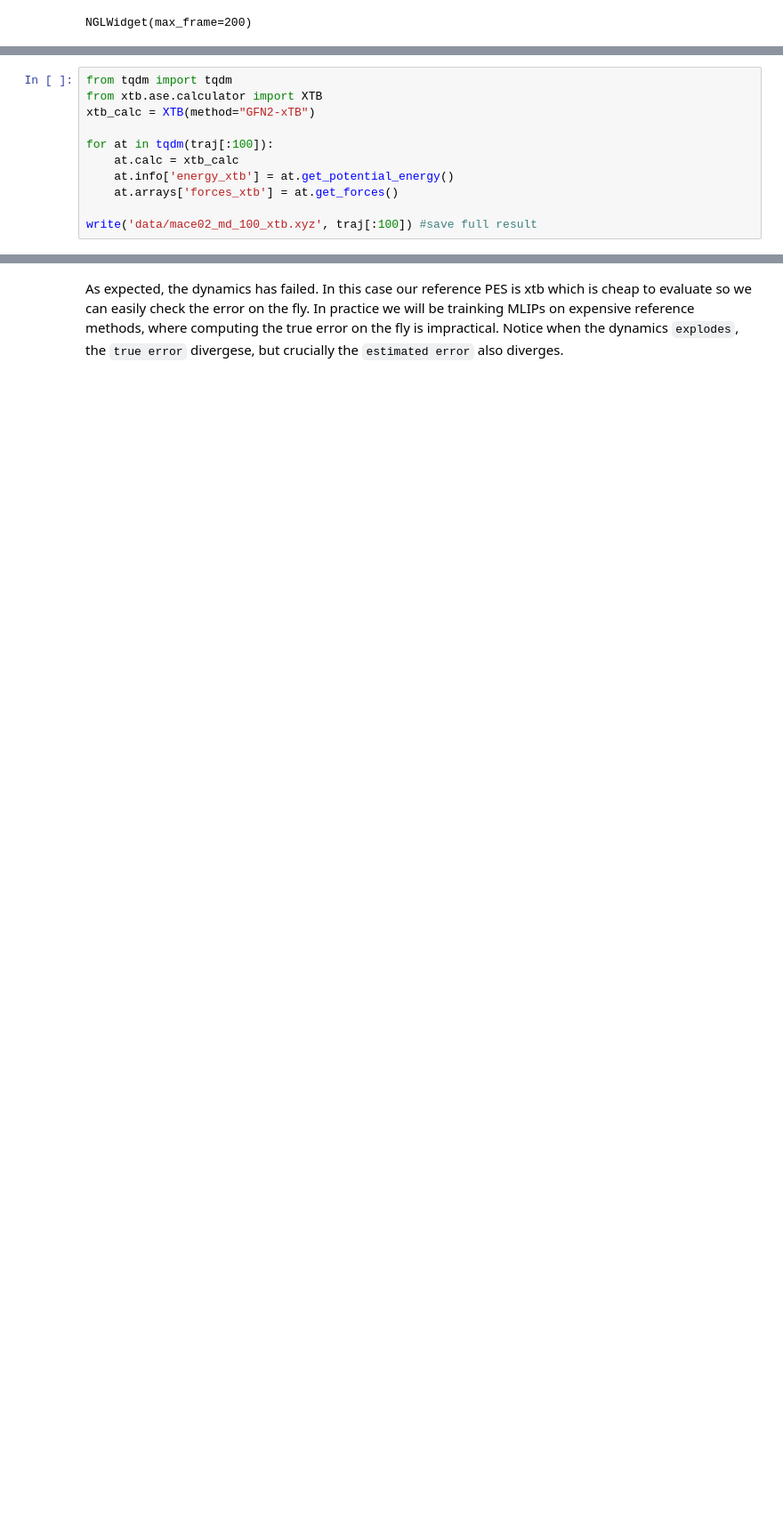
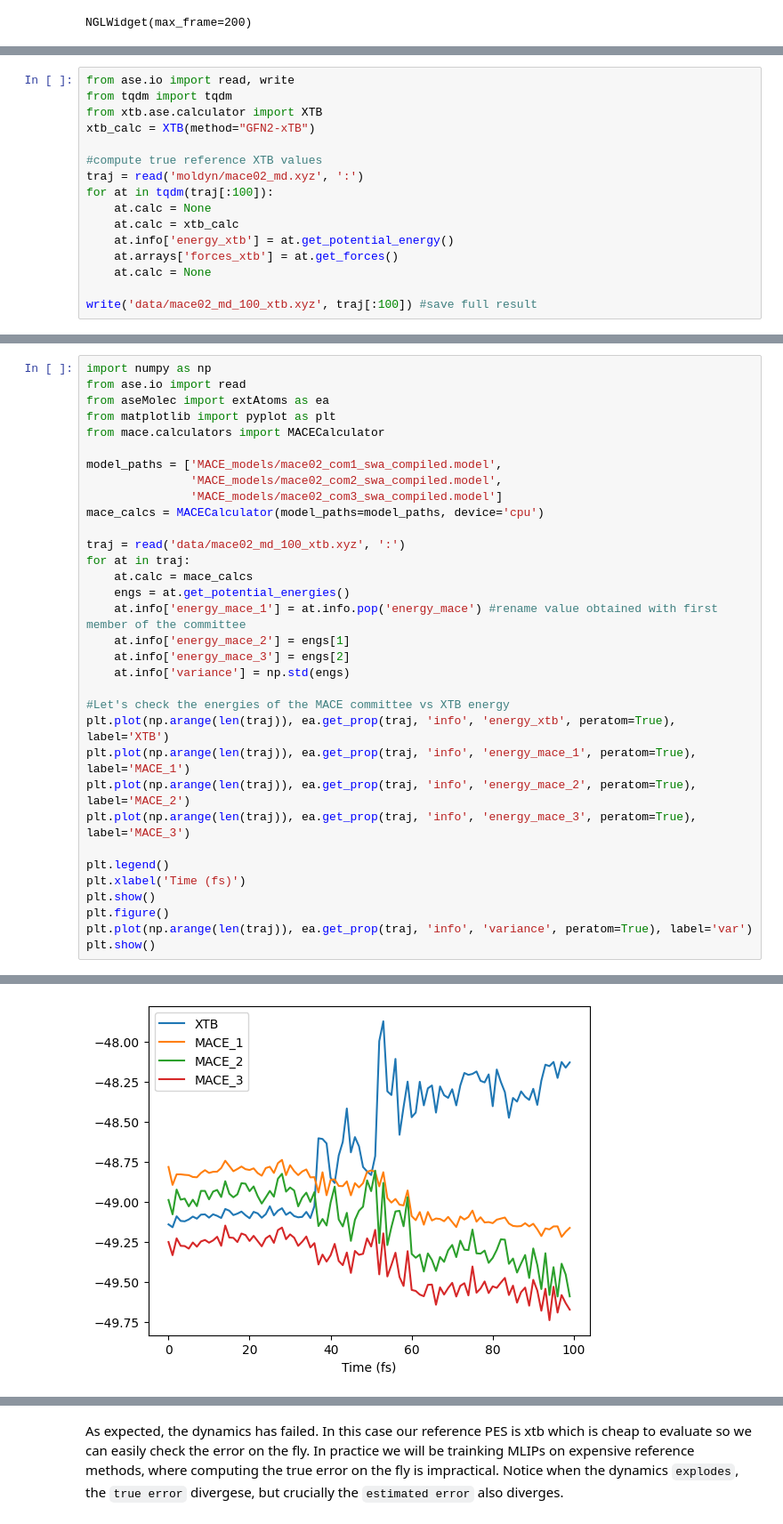
Before and after one commit to imagdau/Tutorials, a Jupyter notebook: T02-MACE-Practice-II.ipynb, the cells around one changed output, grey strips where cells are left out. Shown at 89% size. Saved outputs shown, nothing was run; the diff lists cells and outputs as text; blank space fills up the shorter version.

```diff
--- a/T02-MACE-Practice-II.ipynb
+++ b/T02-MACE-Practice-II.ipynb
@@ -160,13 +164,18 @@ NGLWidget(max_frame=200)
 Something doesn't look right with the hydrogen atoms. Let's re-evaluate the first 100 steps from the trajectory on the reference XTB potential energy surface and then plot it against MACE energy.
 # %%
+from ase.io import read, write
 from tqdm import tqdm
 from xtb.ase.calculator import XTB
 xtb_calc = XTB(method="GFN2-xTB")
 
+#compute true reference XTB values
+traj = read('moldyn/mace02_md.xyz', ':')
 for at in tqdm(traj[:100]):
+    at.calc = None
     at.calc = xtb_calc
     at.info['energy_xtb'] = at.get_potential_energy()
     at.arrays['forces_xtb'] = at.get_forces()
+    at.calc = None
 
 write('data/mace02_md_100_xtb.xyz', traj[:100]) #save full result
 # %%
@@ -181,0 +353,34 @@ plt.plot(np.arange(len(traj)), ea.get_prop(traj, 'info', 'energy_xtb', peratom=T
+# %%
+import numpy as np
+from ase.io import read
+from aseMolec import extAtoms as ea
+from matplotlib import pyplot as plt
+from mace.calculators import MACECalculator
+
+model_paths = ['MACE_models/mace02_com1_swa_compiled.model',
+               'MACE_models/mace02_com2_swa_compiled.model',
+               'MACE_models/mace02_com3_swa_compiled.model']
+mace_calcs = MACECalculator(model_paths=model_paths, device='cpu')
+
+traj = read('data/mace02_md_100_xtb.xyz', ':')
+for at in traj:
+    at.calc = mace_calcs
+    engs = at.get_potential_energies()
+    at.info['energy_mace_1'] = at.info.pop('energy_mace') #rename value obtained with first member of the committee
+    at.info['energy_mace_2'] = engs[1]
+    at.info['energy_mace_3'] = engs[2]
+    at.info['variance'] = np.std(engs)
+
+#Let's check the energies of the MACE committee vs XTB energy
+plt.plot(np.arange(len(traj)), ea.get_prop(traj, 'info', 'energy_xtb', peratom=True), label='XTB')
+plt.plot(np.arange(len(traj)), ea.get_prop(traj, 'info', 'energy_mace_1', peratom=True), label='MACE_1')
+plt.plot(np.arange(len(traj)), ea.get_prop(traj, 'info', 'energy_mace_2', peratom=True), label='MACE_2')
+plt.plot(np.arange(len(traj)), ea.get_prop(traj, 'info', 'energy_mace_3', peratom=True), label='MACE_3')
+
+plt.legend()
+plt.xlabel('Time (fs)')
+plt.show()
+plt.figure()
+plt.plot(np.arange(len(traj)), ea.get_prop(traj, 'info', 'variance', peratom=True), label='var')
+plt.show()
+# %% [output]
@@ -181,0 +389 @@ plt.plot(np.arange(len(traj)), ea.get_prop(traj, 'info', 'energy_xtb', peratom=T
+[figure, added]
```
Also changed, not shown: parts of 30 cells of this notebook, 27 other files.
